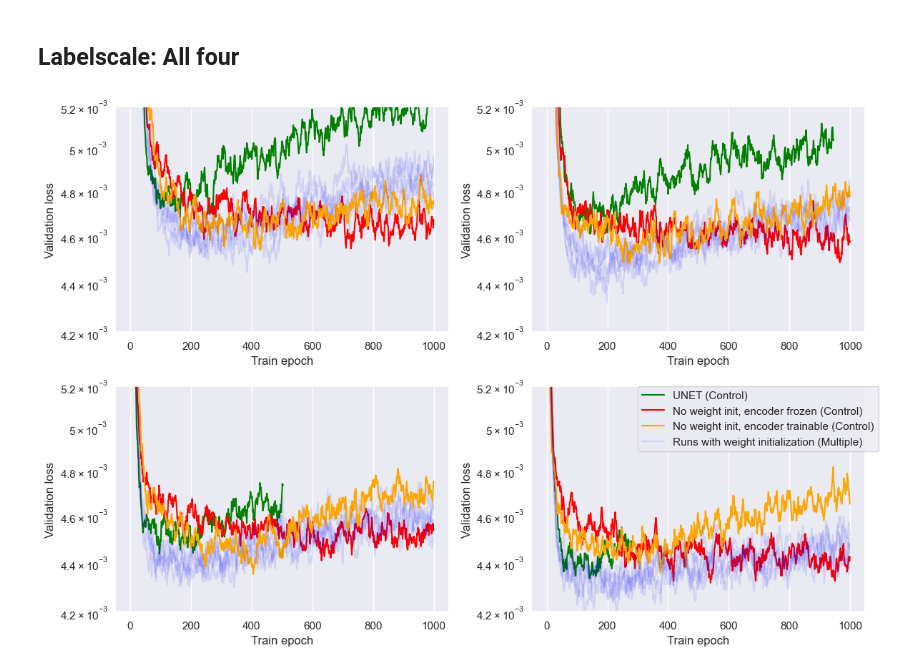
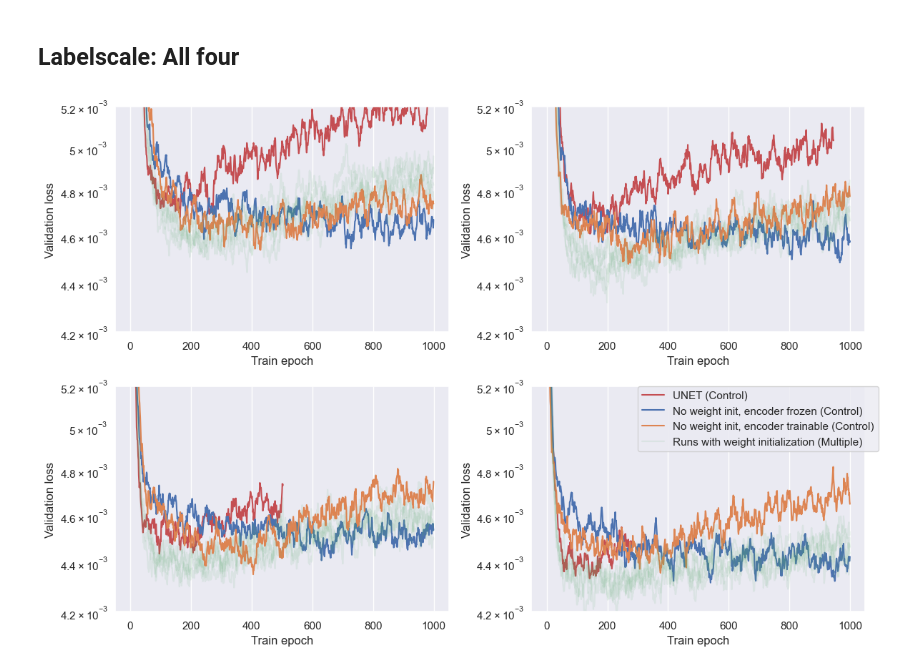
Before and after one commit to helalabcd/data_plots, a Jupyter notebook: nolink_tracker/Weight_init_vs_control.ipynb, the cells around one changed output. Cells and saved outputs as stored; diff of their text form; code cells hidden in the pictures.

```diff
--- a/nolink_tracker/Weight_init_vs_control.ipynb
+++ b/nolink_tracker/Weight_init_vs_control.ipynb
@@ -167,23 +167,23 @@ for run_hash in small_runs:
             if runs_info[run_hash]["freeze_encoder"]:
                 label = "No weight init, encoder frozen (Control)"
                 alpha = 1
-                col = "red"
+                col = "C0"
                 linestyle = "solid"
             else:
                 label = "No weight init, encoder trainable (Control)"
                 alpha = 1
-                col = "orange"
+                col = "C1"
                 linestyle = "solid"
 
         else:
             label = None
             alpha = 0.1
-            col = "blue"
+            col = "C2"
             linestyle = "solid"
     else:
         label = "UNET (Control)"
         alpha = 1.0
-        col = "green"
+        col = "C3"
         linestyle = "solid"
 
     ax.flat[0].plot(smooth(sorted_val_loss, 0.9), label=label, c=col, alpha=alpha, linestyle=linestyle)
@@ -207,12 +207,12 @@ for run_hash in big_runs:
             if runs_info[run_hash]["freeze_encoder"]:
                 label = "No weight init, encoder frozen (Control)"
                 alpha = 1
-                col = "red"
+                col = "C0"
                 linestyle = "solid"
             else:
                 label = "No weight init, encoder trainable (Control)"
                 alpha = 1
-                col = "orange"
+                col = "C1"
                 linestyle = "solid"
 
         else:
@@ -220,13 +220,13 @@ for run_hash in big_runs:
             if first_label:
                 label = "Runs with weight initialization (Multiple)"
                 first_label = False
-            alpha = 0.1
-            col = "blue"
+            alpha = 0.2
+            col = "C2"
             linestyle = "solid"
     else:
         label = "UNET (Control)"
         alpha = 1.0
-        col = "green"
+        col = "C3"
         linestyle = "solid"
 
     ax.flat[1].plot(smooth(sorted_val_loss, 0.9), label=label, c=col, alpha=alpha, linestyle=linestyle)
@@ -259,23 +259,23 @@ for run_hash in small_runs:
             if runs_info[run_hash]["freeze_encoder"]:
                 label = "No weight init, encoder frozen (Control)"
                 alpha = 1
-                col = "red"
+                col = "C0"
                 linestyle = "solid"
             else:
                 label = "No weight init, encoder trainable (Control)"
                 alpha = 1
-                col = "orange"
+                col = "C1"
                 linestyle = "solid"
 
         else:
             label = None
             alpha = 0.1
-            col = "blue"
+            col = "C2"
             linestyle = "solid"
     else:
         label = "UNET (Control)"
         alpha = 1.0
-        col = "green"
+        col = "C3"
         linestyle = "solid"
 
     ax.flat[0].plot(smooth(sorted_val_loss, 0.9), label=label, c=col, alpha=alpha, linestyle=linestyle)
@@ -298,23 +298,23 @@ for run_hash in point2runs:
             if runs_info[run_hash]["freeze_encoder"]:
                 label = "No weight init, encoder frozen (Control)"
                 alpha = 1
-                col = "red"
+                col = "C0"
                 linestyle = "solid"
             else:
                 label = "No weight init, encoder trainable (Control)"
                 alpha = 1
-                col = "orange"
+                col = "C1"
                 linestyle = "solid"
 
         else:
             label = None
             alpha = 0.1
-            col = "blue"
+            col = "C2"
             linestyle = "solid"
     else:
         label = "UNET (Control)"
         alpha = 1.0
-        col = "green"
+        col = "C3"
         linestyle = "solid"
 
     ax.flat[1].plot(smooth(sorted_val_loss, 0.9), label=label, c=col, alpha=alpha, linestyle=linestyle)
@@ -337,23 +337,23 @@ for run_hash in point5runs:
             if runs_info[run_hash]["freeze_encoder"]:
                 label = "No weight init, encoder frozen (Control)"
                 alpha = 1
-                col = "red"
+                col = "C0"
                 linestyle = "solid"
             else:
                 label = "No weight init, encoder trainable (Control)"
                 alpha = 1
-                col = "orange"
+                col = "C1"
                 linestyle = "solid"
 
         else:
             label = None
             alpha = 0.1
-            col = "blue"
+            col = "C2"
             linestyle = "solid"
     else:
         label = "UNET (Control)"
         alpha = 1.0
-        col = "green"
+        col = "C3"
         linestyle = "solid"
 
     ax.flat[2].plot(smooth(sorted_val_loss, 0.9), label=label, c=col, alpha=alpha, linestyle=linestyle)
@@ -377,39 +377,39 @@ for run_hash in big_runs:
             if runs_info[run_hash]["freeze_encoder"]:
                 label = "No weight init, encoder frozen (Control)"
                 alpha = 1
-                col = "red"
+                col = "C0"
                 linestyle = "solid"
             else:
                 label = "No weight init, encoder trainable (Control)"
                 alpha = 1
-                col = "orange"
+                col = "C1"
                 linestyle = "solid"
 
         else:
             label = None
             if first_label:
                 label = "Runs with weight initialization (Multiple)"
                 first_label = False
             alpha = 0.1
-            col = "blue"
+            col = "C2"
             linestyle = "solid"
     else:
         label = "UNET (Control)"
         alpha = 1.0
-        col = "green"
+        col = "C3"
         linestyle = "solid"
 
     ax.flat[3].plot(smooth(sorted_val_loss, 0.9), label=label, c=col, alpha=alpha, linestyle=linestyle)
 
 ax.flat[3].set_yscale("log")
 ax.flat[3].set_ylim(4.2e-3, 5.2e-3)
 ax.flat[3].legend(bbox_to_anchor=(1.04, 1), borderaxespad=0)
 
 ax.flat[3].set_xlabel("Train epoch")
 ax.flat[3].set_ylabel("Validation loss")
 
 plt.tight_layout()
 
 plt.savefig("allfour.pdf")
 # %% [output]
-[figure, old version]
+[figure, new version]
```
Also changed, not shown: parts of 3 cells of this notebook, 4 other files.
